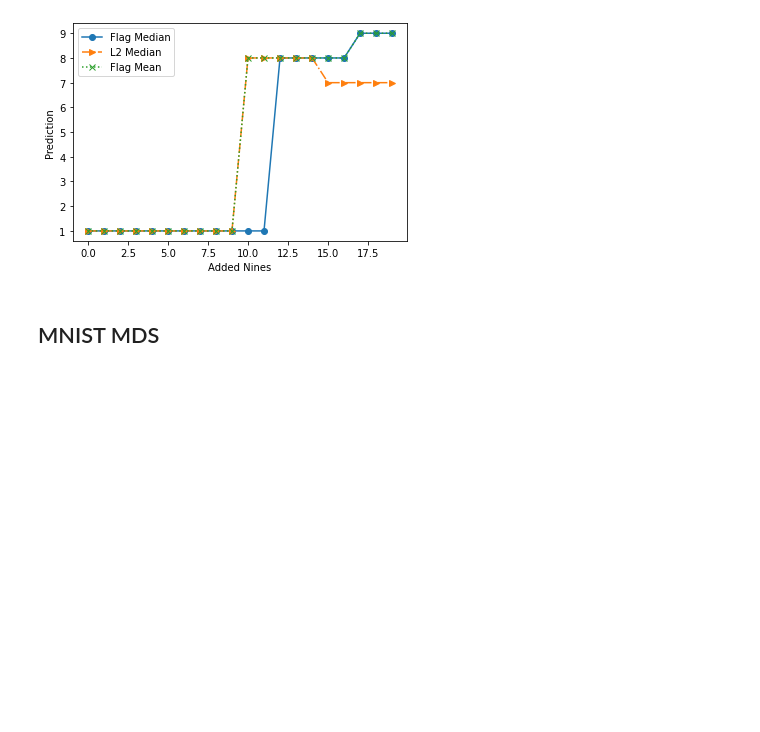
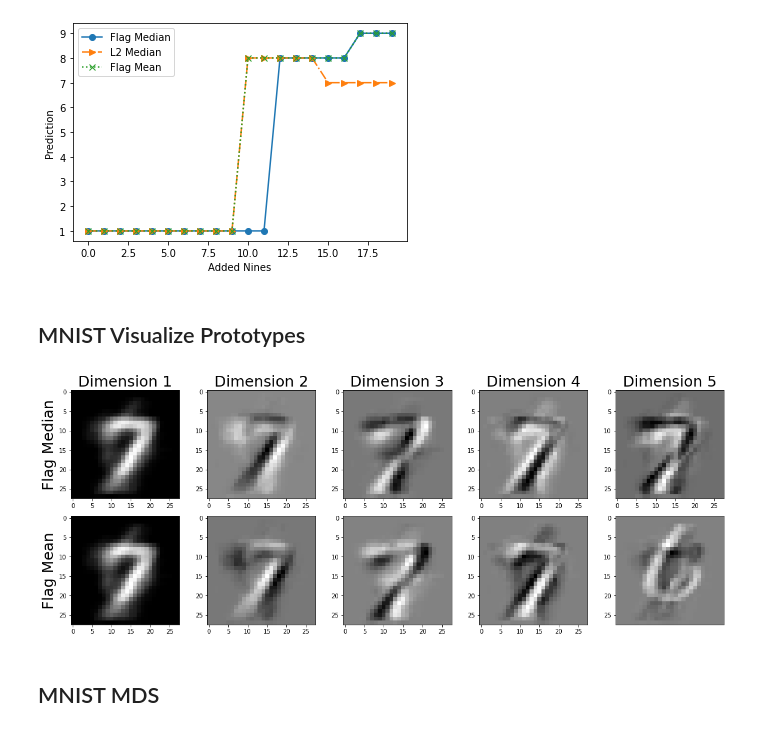
Before and after one commit to nmank/Flag_Median_and_FlagIRLS, a Jupyter notebook: CVPR_Examples.ipynb, the cells around one changed output. Drawn from its saved outputs; the diff is of its cells as text; code cells hidden in the pictures; blank space fills up the shorter version.

Commit message:
added final MNIST example

```diff
--- a/CVPR_Examples.ipynb
+++ b/CVPR_Examples.ipynb
@@ -552,6 +552,80 @@ plt.ylabel('Prediction')
 # %% [output]
 Text(0, 0.5, 'Prediction')
 [figure]
+# %% [markdown]
+## MNIST Visualize Prototypes
+# %%
+num_samples1 = 20 #number of samples of the 6 digit
+num_samples2 = 8
+n_its = 20 #number of iterations for FlagIRLS
+seed = 1 #for initialization
+incr = 1 #samples 5s from 0 to num_samples2 in increments of incr
+plot_k = 0 #the ith column of the outputs of FlagIRLS and FlagIRLS
+digit1 = 7
+digit2 = 6
+
+
+k=5
+
+if num_samples1 % incr != 0:
+    print('incr does not divide num_samples2 evenly!')
+
+out = run_mnist_test(k,digit1, digit2, num_samples1,num_samples2,n_its,seed)
+flag_means = out[0]
+flag_medians = out[1]
+# %%
+from matplotlib import gridspec
+#8 examples of 6s
+
+num_tests = num_samples2//incr
+nrow=2
+ncol=5
+
+fig, axs = plt.subplots(2, 5, figsize=(16,6), constrained_layout=True)
+
+
+for ii in range(k):
+
+
+    axs[0,ii].imshow(flag_medians[:,ii].reshape(28,28), cmap = 'gray')
+
+    axs[1,ii].imshow(flag_means[:,ii].reshape(28,28), cmap = 'gray')
+
+
+
+
+plt.tick_params(
+    axis='x',          # changes apply to the x-axis
+    which='both',      # both major and minor ticks are affected
+    bottom=False,      # ticks along the bottom edge are off
+    top=False,         # ticks along the top edge are off
+    labelbottom=False) # labels along the bottom edge are off
+
+# plt.tick_params(
+#     axis='y',          # changes apply to the x-axis
+#     which='both',      # both major and minor ticks are affected
+#     bottom=False,      # ticks along the bottom edge are off
+#     top=False,         # ticks along the top edge are off
+#     labelside=False) # labels along the bottom edge are off
+
+
+
+plt.tight_layout()
+cols = [ 'Dimension '+str(ii+1) for ii in range(k)]
+rows = ['Flag Median', 'Flag Mean']
+
+for ax, col in zip(axs[0], cols):
+    ax.set_title(col, size=25)
+
+
+for ax, row in zip(axs[:,0], rows):
+    ax.set_ylabel(row, rotation=90, size = 25)
+
+
+# fig.tight_layout()
+plt.show()
+# %% [output]
+[figure, added]
 # %% [markdown]
 ## MNIST MDS
 # %%
```
Also changed, not shown: parts of 2 cells of this notebook.
